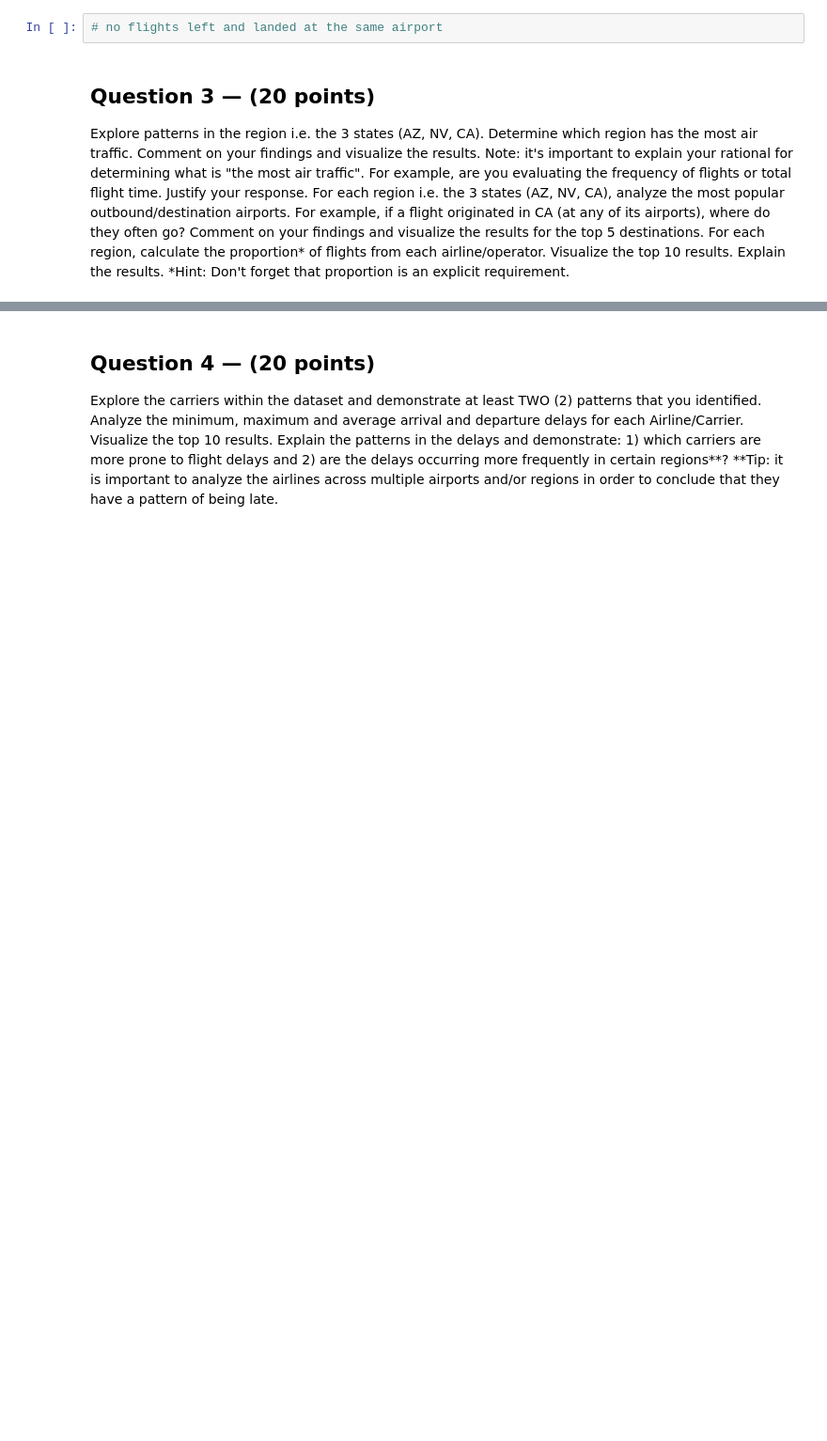
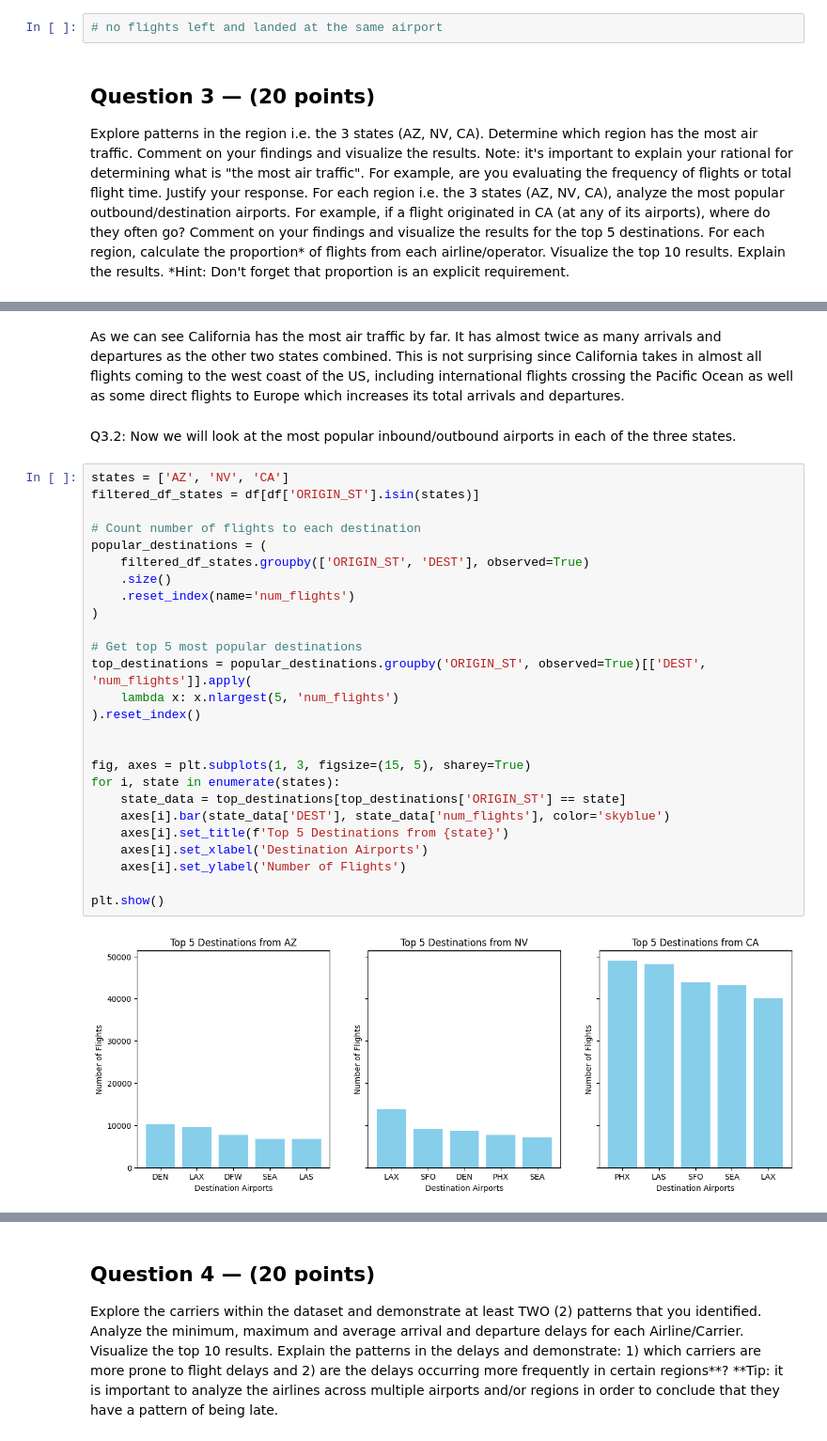
Before and after one commit to inacarr/ds3000group34, a Jupyter notebook: DS3000.Practicum34.ipynb, the cells around one changed output, grey strips where cells are left out. Shown at 94% size. Saved outputs shown, nothing was run; the diff lists cells and outputs as text; blank space fills up the shorter version.

```diff
--- a/DS3000.Practicum34.ipynb
+++ b/DS3000.Practicum34.ipynb
@@ -285,0 +348,32 @@ For each region, calculate the proportion* of flights from each airline/operator
+# %% [markdown]
+As we can see California has the most air traffic by far. It has almost twice as many arrivals and departures as the other two states combined. This is not surprising since California takes in almost all flights coming to the west coast of the US, including international flights crossing the Pacific Ocean as well as some direct flights to Europe which increases its total arrivals and departures.
+# %% [markdown]
+Q3.2: Now we will look at the most popular inbound/outbound airports in each of the three states.
+# %%
+states = ['AZ', 'NV', 'CA']
+filtered_df_states = df[df['ORIGIN_ST'].isin(states)]
+
+# Count number of flights to each destination
+popular_destinations = (
+    filtered_df_states.groupby(['ORIGIN_ST', 'DEST'], observed=True)
+    .size()
+    .reset_index(name='num_flights')
+)
+
+# Get top 5 most popular destinations
+top_destinations = popular_destinations.groupby('ORIGIN_ST', observed=True)[['DEST', 'num_flights']].apply(
+    lambda x: x.nlargest(5, 'num_flights')
+).reset_index()
+
+
+fig, axes = plt.subplots(1, 3, figsize=(15, 5), sharey=True)
+for i, state in enumerate(states):
+    state_data = top_destinations[top_destinations['ORIGIN_ST'] == state]
+    axes[i].bar(state_data['DEST'], state_data['num_flights'], color='skyblue')
+    axes[i].set_title(f'Top 5 Destinations from {state}')
+    axes[i].set_xlabel('Destination Airports')
+    axes[i].set_ylabel('Number of Flights')
+
+plt.show()
+# %% [output]
+[figure, added]
```
Also changed, not shown: parts of 27 cells of this notebook.
